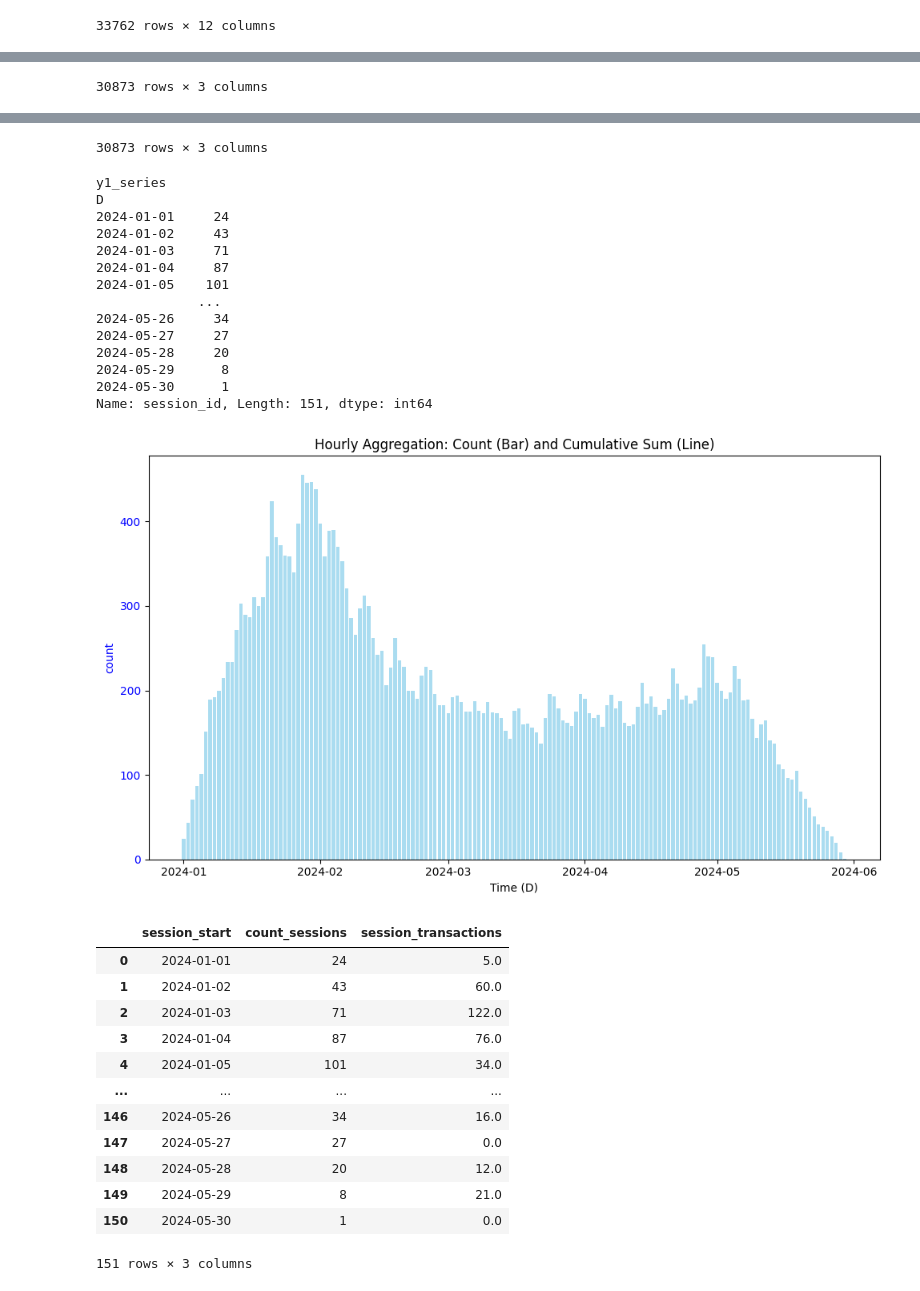
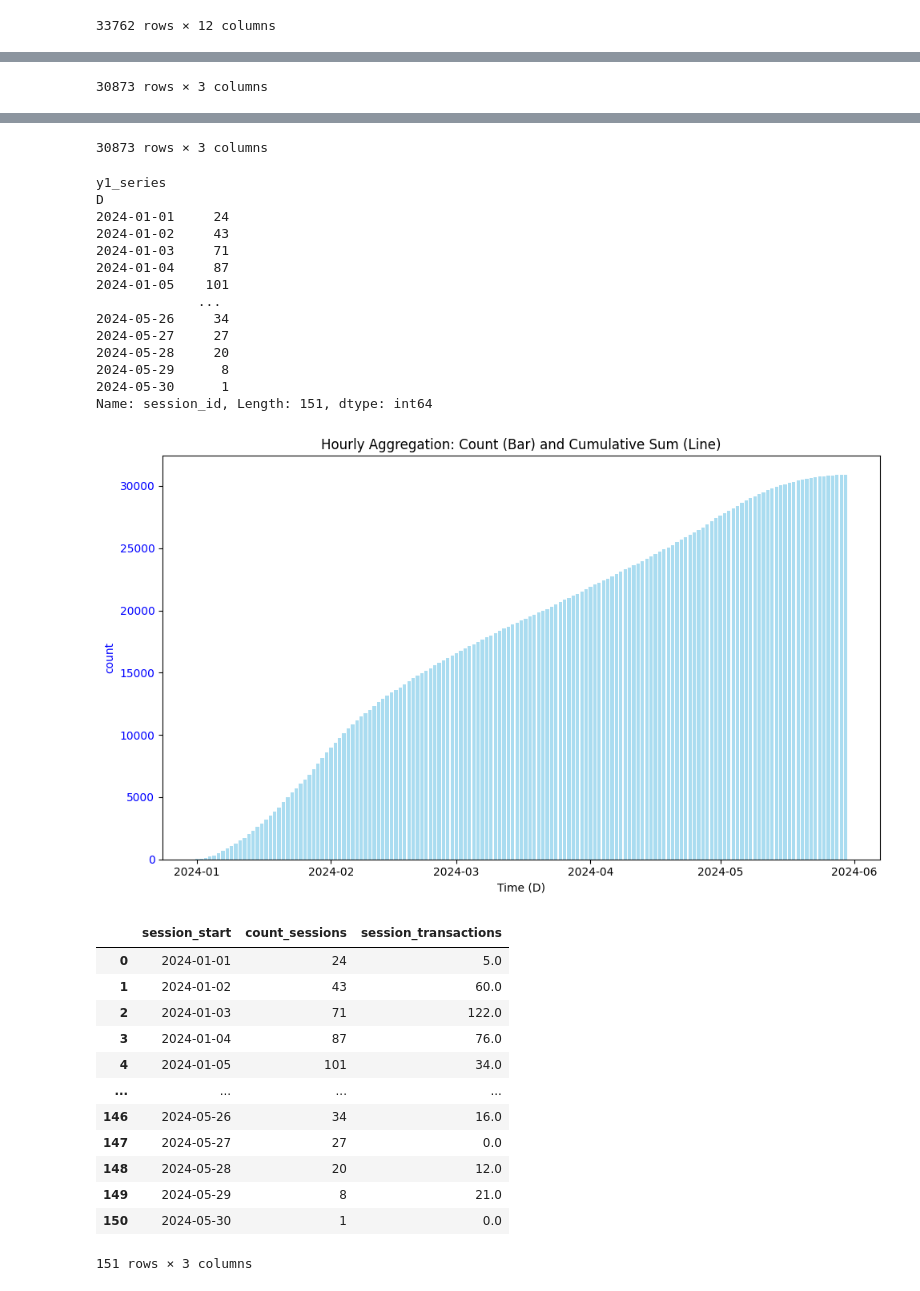
Before and after one commit to pyryjh/portfolio, a Jupyter notebook: customer_acquisition_analytics/user_acquisition_analysis_workflow.ipynb, the cells around one changed output, grey strips where cells are left out. Drawn from its saved outputs; the diff is of its cells as text; code cells hidden in the pictures.

Commit message:
Cumsum light application, proceed with multiple plots

```diff
--- a/customer_acquisition_analytics/user_acquisition_analysis_workflow.ipynb
+++ b/customer_acquisition_analytics/user_acquisition_analysis_workflow.ipynb
@@ -185,7 +185,7 @@ def plot_helper(
         "mean": "mean"
     }
     y_series = df.groupby(x_agg)[y_col].agg(func_map[y_func])
-
+    plottype: 'bar', 'line'
     """
     # Ensure the timestamp column is in datetime format
     print(df[x_col].head())
@@ -209,6 +209,9 @@ def plot_helper(
         print('y1_series, no agg')
         display(y1_series)
 
+    if y1_cum:
+        y1_series = y1_series.cumsum()
+
     # Create the plot with two y-axes.
     fig, ax1 = plt.subplots(figsize=(10, 6))
 
@@ -313,7 +316,7 @@ plot_helper(
     x_agg='D',
     y1_col='session_id',
     y1_func='count',
-    y1_cum=False,
+    y1_cum=True,
     y1_plottype='bar')
 
 df_c2 = select_table_sqlite(
@@ -359,34 +362,34 @@ plot_helper(
 3    2024-01-21 14:18:15.321153
 4    2024-01-22 12:34:40.155117
 Name: session_start, dtype: object
 |  | session_id | session_start | session_transactions |
 | 0 | 0-0 | 2024-01-18 13:51:47.694738 | 0.0 |
 | 1 | 0-1 | 2024-01-19 06:36:16.536245 | 0.0 |
 | 2 | 0-2 | 2024-01-20 07:17:16.910987 | 0.0 |
 | 3 | 0-3 | 2024-01-21 14:18:15.321153 | 0.0 |
 | 4 | 0-4 | 2024-01-22 12:34:40.155117 | 0.0 |
 | ... | ... | ... | ... |
 | 30868 | 998-9 | 2024-03-12 12:31:25.878533 | 0.0 |
 | 30869 | 999-0 | 2024-01-03 08:06:16.000000 | 0.0 |
 | 30870 | 999-1 | 2024-01-07 08:51:59.250554 | 20.0 |
 | 30871 | 999-2 | 2024-01-15 09:52:02.391652 | 0.0 |
 | 30872 | 999-3 | 2024-01-21 00:43:46.312761 | 0.0 |
 30873 rows × 3 columns
 y1_series
 D
 2024-01-01     24
 2024-01-02     43
 2024-01-03     71
 2024-01-04     87
 2024-01-05    101
              ...
 2024-05-26     34
 2024-05-27     27
 2024-05-28     20
 2024-05-29      8
 2024-05-30      1
 Name: session_id, Length: 151, dtype: int64
-[figure, old version]
+[figure, new version]
 |  | session_start | count_sessions | session_transactions |
 | 0 | 2024-01-01 | 24 | 5.0 |
 | 1 | 2024-01-02 | 43 | 60.0 |
```
